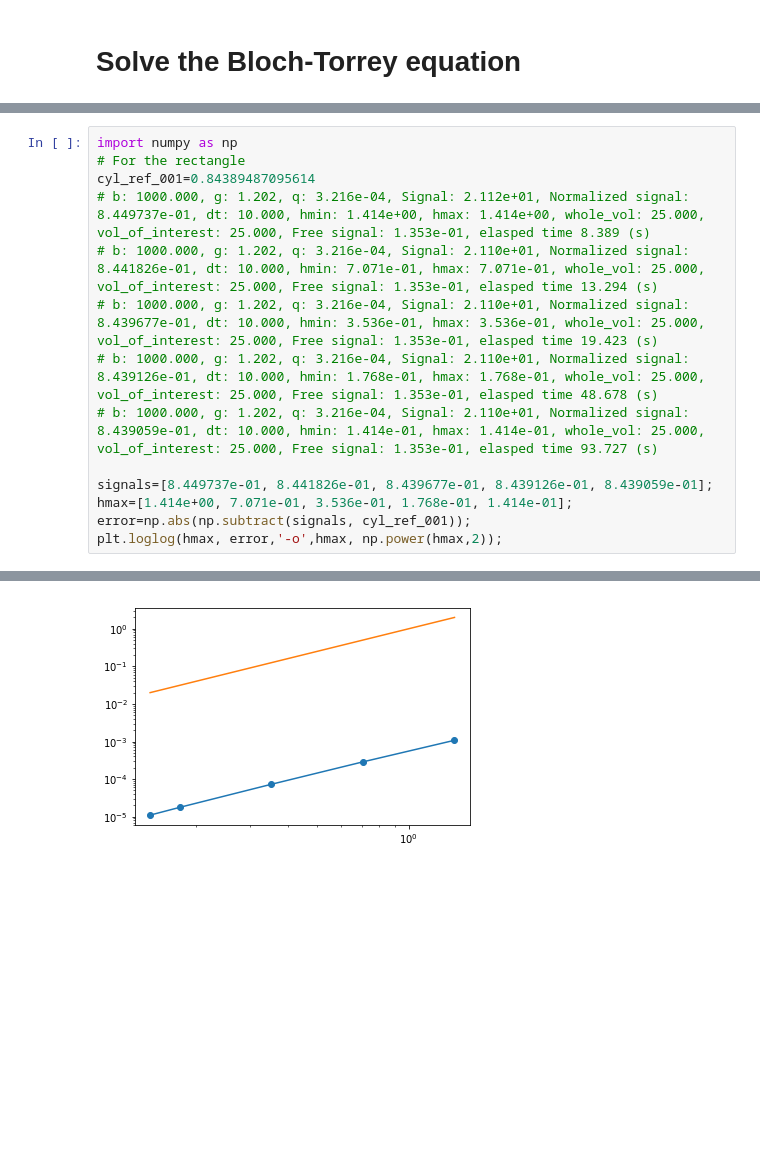
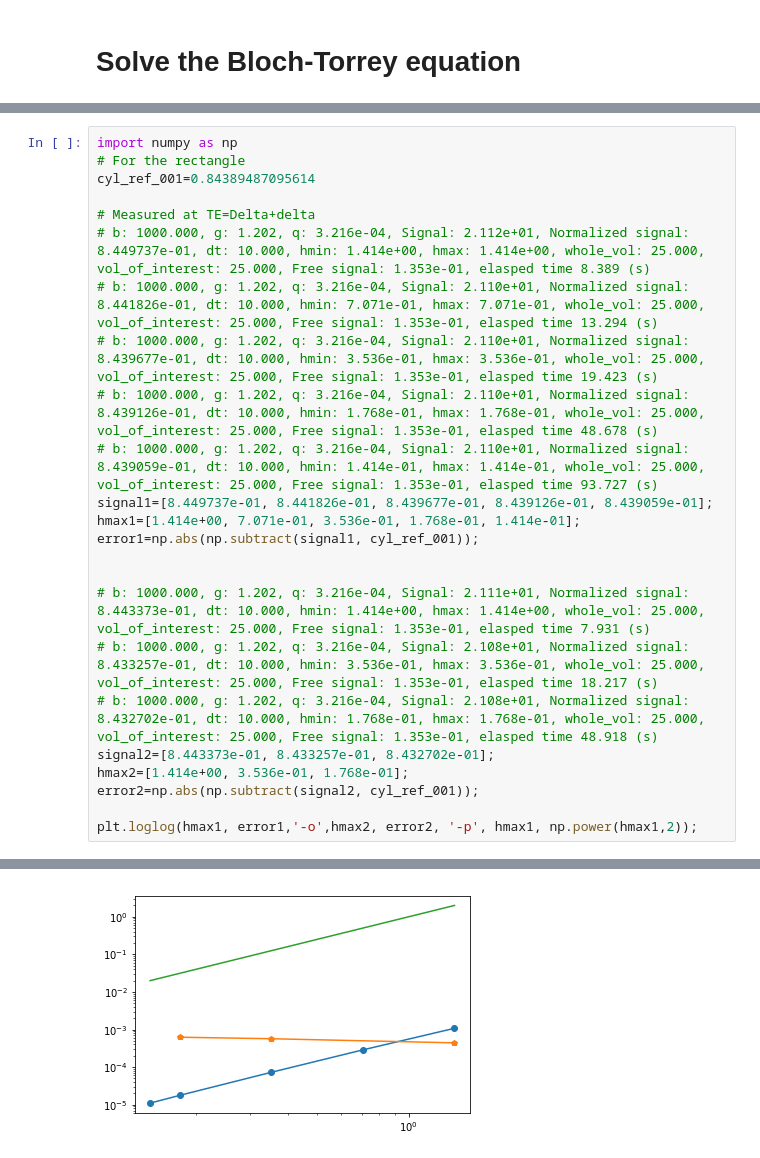
Before and after one commit to van-dang/DMRI-FEM-Cloud, a Jupyter notebook: ConvergenceTest.ipynb, the cells around one changed output, grey strips where cells are left out. Saved outputs shown, nothing was run; the diff lists cells and outputs as text; blank space fills up the shorter version.

```diff
--- a/ConvergenceTest.ipynb
+++ b/ConvergenceTest.ipynb
@@ -240,33 +241,43 @@ save to log.txt
 # %%
 import numpy as np
 # For the rectangle
 cyl_ref_001=0.84389487095614
+
+# Measured at TE=Delta+delta
 # b: 1000.000, g: 1.202, q: 3.216e-04, Signal: 2.112e+01, Normalized signal: 8.449737e-01, dt: 10.000, hmin: 1.414e+00, hmax: 1.414e+00, whole_vol: 25.000, vol_of_interest: 25.000, Free signal: 1.353e-01, elasped time 8.389 (s)
 # b: 1000.000, g: 1.202, q: 3.216e-04, Signal: 2.110e+01, Normalized signal: 8.441826e-01, dt: 10.000, hmin: 7.071e-01, hmax: 7.071e-01, whole_vol: 25.000, vol_of_interest: 25.000, Free signal: 1.353e-01, elasped time 13.294 (s)
 # b: 1000.000, g: 1.202, q: 3.216e-04, Signal: 2.110e+01, Normalized signal: 8.439677e-01, dt: 10.000, hmin: 3.536e-01, hmax: 3.536e-01, whole_vol: 25.000, vol_of_interest: 25.000, Free signal: 1.353e-01, elasped time 19.423 (s)
 # b: 1000.000, g: 1.202, q: 3.216e-04, Signal: 2.110e+01, Normalized signal: 8.439126e-01, dt: 10.000, hmin: 1.768e-01, hmax: 1.768e-01, whole_vol: 25.000, vol_of_interest: 25.000, Free signal: 1.353e-01, elasped time 48.678 (s)
 # b: 1000.000, g: 1.202, q: 3.216e-04, Signal: 2.110e+01, Normalized signal: 8.439059e-01, dt: 10.000, hmin: 1.414e-01, hmax: 1.414e-01, whole_vol: 25.000, vol_of_interest: 25.000, Free signal: 1.353e-01, elasped time 93.727 (s)
+signal1=[8.449737e-01, 8.441826e-01, 8.439677e-01, 8.439126e-01, 8.439059e-01];
+hmax1=[1.414e+00, 7.071e-01, 3.536e-01, 1.768e-01, 1.414e-01];
+error1=np.abs(np.subtract(signal1, cyl_ref_001));
 
-signals=[8.449737e-01, 8.441826e-01, 8.439677e-01, 8.439126e-01, 8.439059e-01];
-hmax=[1.414e+00, 7.071e-01, 3.536e-01, 1.768e-01, 1.414e-01];
-error=np.abs(np.subtract(signals, cyl_ref_001));
-plt.loglog(hmax, error,'-o',hmax, np.power(hmax,2));
+
+# b: 1000.000, g: 1.202, q: 3.216e-04, Signal: 2.111e+01, Normalized signal: 8.443373e-01, dt: 10.000, hmin: 1.414e+00, hmax: 1.414e+00, whole_vol: 25.000, vol_of_interest: 25.000, Free signal: 1.353e-01, elasped time 7.931 (s)
+# b: 1000.000, g: 1.202, q: 3.216e-04, Signal: 2.108e+01, Normalized signal: 8.433257e-01, dt: 10.000, hmin: 3.536e-01, hmax: 3.536e-01, whole_vol: 25.000, vol_of_interest: 25.000, Free signal: 1.353e-01, elasped time 18.217 (s)
+# b: 1000.000, g: 1.202, q: 3.216e-04, Signal: 2.108e+01, Normalized signal: 8.432702e-01, dt: 10.000, hmin: 1.768e-01, hmax: 1.768e-01, whole_vol: 25.000, vol_of_interest: 25.000, Free signal: 1.353e-01, elasped time 48.918 (s)
+signal2=[8.443373e-01, 8.433257e-01, 8.432702e-01];
+hmax2=[1.414e+00, 3.536e-01, 1.768e-01];
+error2=np.abs(np.subtract(signal2, cyl_ref_001));
+
+plt.loglog(hmax1, error1,'-o',hmax2, error2, '-p', hmax1, np.power(hmax1,2));
 # %% [output]
 DEBUG:matplotlib.axes._base:update_title_pos
 DEBUG:matplotlib.ticker:vmin 0.12602288265211165 vmax 1.5865340943829762
 DEBUG:matplotlib.ticker:ticklocs array([1.e-02, 1.e-01, 1.e+00, 1.e+01, 1.e+02])
 DEBUG:matplotlib.ticker:vmin 0.12602288265211165 vmax 1.5865340943829762
 DEBUG:matplotlib.ticker:ticklocs [0.02, 0.03, 0.04, 0.05, 0.06, 0.07, 0.08, 0.09, 0.2, 0.30000000000000004, 0.4, 0.5, 0.6000000000000001, 0.7000000000000001, 0.8, 0.9, 2.0, 3.0, 4.0, 5.0, 6.0, 7.0, 8. ...
 DEBUG:matplotlib.ticker:vmin 0.12602288265211165 vmax 1.5865340943829762
 DEBUG:matplotlib.ticker:ticklocs array([1.e-02, 1.e-01, 1.e+00, 1.e+01, 1.e+02])
 DEBUG:matplotlib.ticker:vmin 0.12602288265211165 vmax 1.5865340943829762
 DEBUG:matplotlib.ticker:ticklocs [0.02, 0.03, 0.04, 0.05, 0.06, 0.07, 0.08, 0.09, 0.2, 0.30000000000000004, 0.4, 0.5, 0.6000000000000001, 0.7000000000000001, 0.8, 0.9, 2.0, 3.0, 4.0, 5.0, 6.0, 7.0, 8. ...
 DEBUG:matplotlib.ticker:vmin 6.020323326870857e-06 vmax 3.6628308780392342
 DEBUG:matplotlib.ticker:ticklocs array([1.e-07, 1.e-06, 1.e-05, 1.e-04, 1.e-03, 1.e-02, 1.e-01, 1.e+00,
        1.e+01, 1.e+02])
 ... (114 lines left out)
 DEBUG:matplotlib.ticker:ticklocs array([1.e-07, 1.e-06, 1.e-05, 1.e-04, 1.e-03, 1.e-02, 1.e-01, 1.e+00,
        1.e+01, 1.e+02])
 DEBUG:matplotlib.ticker:vmin 6.020323326870857e-06 vmax 3.6628308780392342
 DEBUG:matplotlib.ticker:ticklocs [2e-07, 3e-07, 4e-07, 5e-07, 6e-07, 7e-07, 8e-07, 9e-07, 2e-06, 3e-06, 4e-06, 4.9999999999999996e-06, 6e-06, 7e-06, 8e-06, 9e-06, 2e-05, 3.0000000000000004e-05, 4e-05, ...
-[figure, old version]
+[figure, new version]
```
Also changed, not shown: parts of 2 cells of this notebook.
